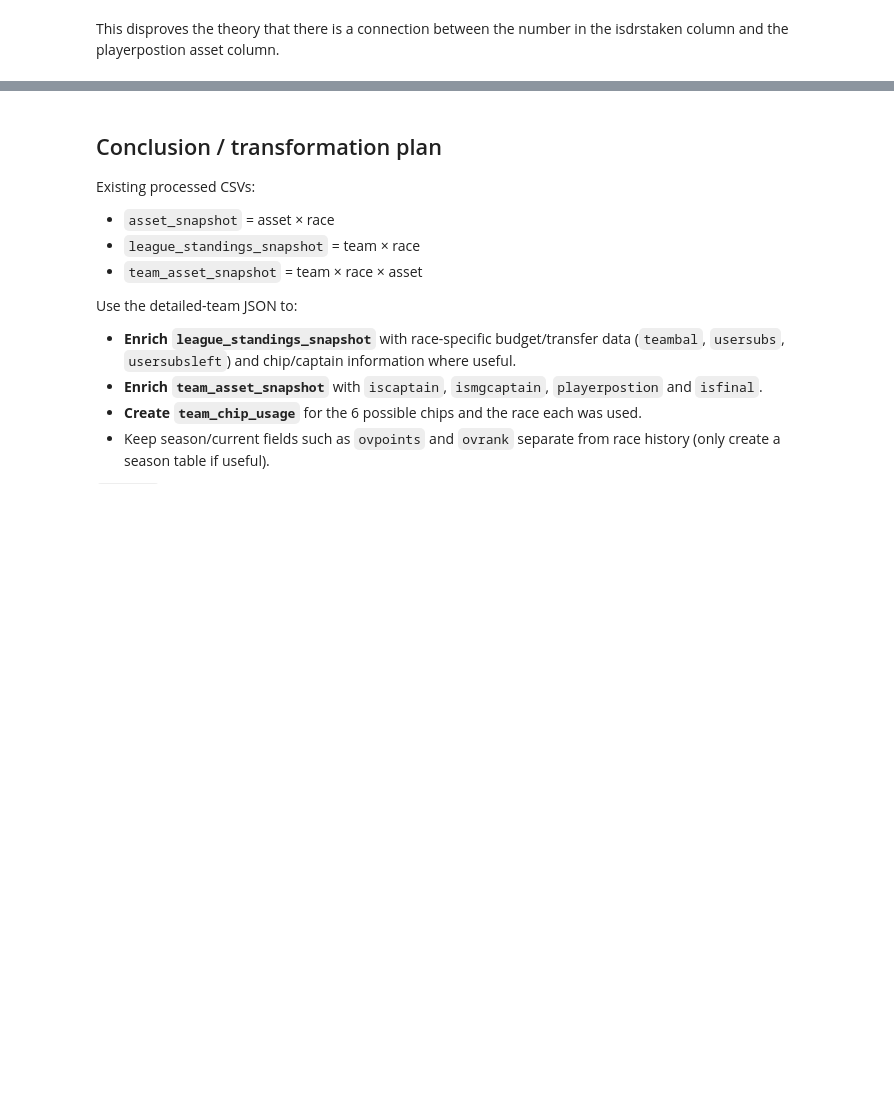
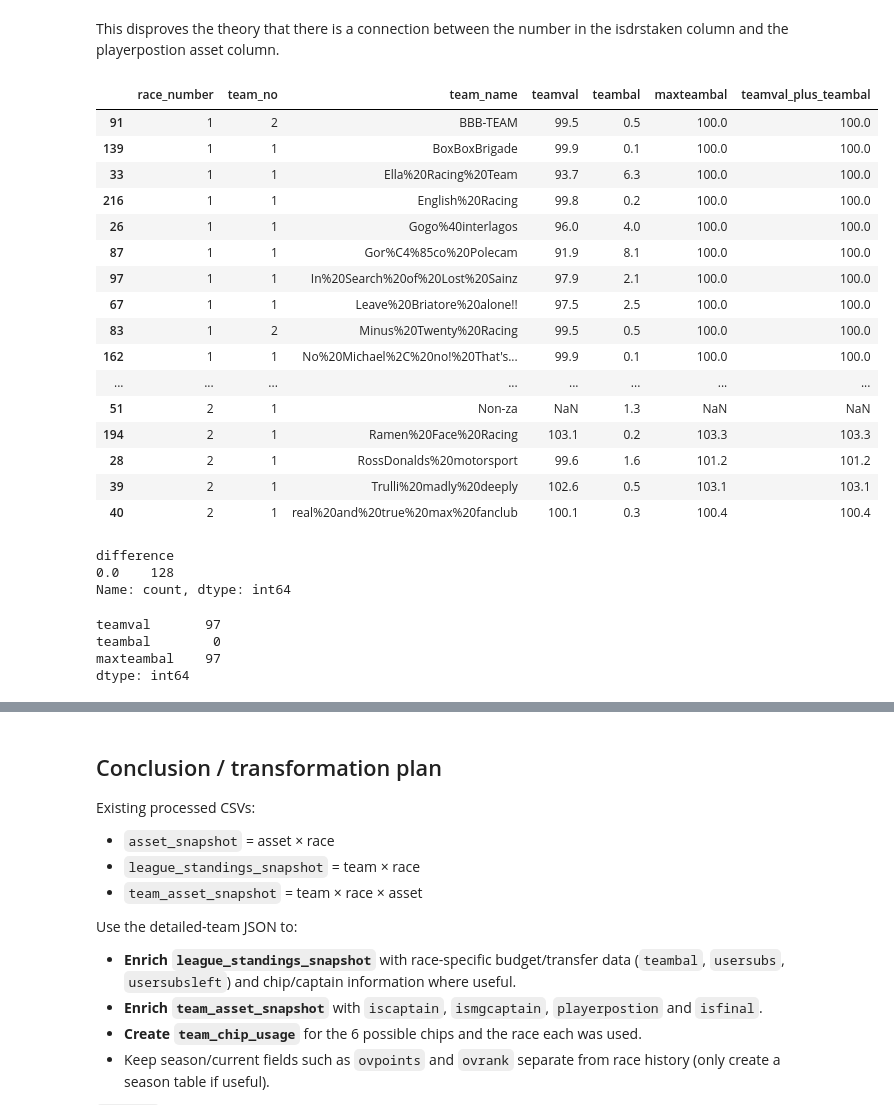
Before and after one commit to knightmm/f1-fantasy-analytics, a Jupyter notebook: notebooks/exploratory/detailed_teams.ipynb, the cells around one changed output, grey strips where cells are left out. Cells and saved outputs as stored; diff of their text form; code cells hidden in the pictures; blank space fills up the shorter version.

Commit message:
Enrich league standings with authenticated team data

```diff
--- a/notebooks/exploratory/detailed_teams.ipynb
+++ b/notebooks/exploratory/detailed_teams.ipynb
@@ -639,3 +639,76 @@ assets_race12[
 1 rows × 51 columns
 # %% [markdown]
 This disproves the theory that there is a connection between the number in the isdrstaken column and the playerpostion asset column.
+# %%
+from pathlib import Path
+import json
+import pandas as pd
+
+records = []
+
+for file_path in Path("../../data/raw/detailed_teams").glob("*.json"):
+    with open(file_path) as f:
+        raw = json.load(f)
+
+    team = raw["Data"]["Value"]["userTeam"][0]
+
+    records.append({
+        "race_number": raw["Data"]["Value"]["mdid"],
+        "team_no": team["teamno"],
+        "team_name": team["teamname"],
+        "teamval": team.get("teamval"),
+        "teambal": team.get("teambal"),
+        "maxteambal": team.get("maxteambal"),
+    })
+
+values_df = pd.DataFrame(records)
+
+values_df["teamval_plus_teambal"] = (
+    values_df["teamval"] + values_df["teambal"]
+)
+
+values_df.sort_values(
+    ["race_number", "team_name"]
+).head(30)
+# %% [output]
+|  | race_number | team_no | team_name | teamval | teambal | maxteambal | teamval_plus_teambal |
+| 91 | 1 | 2 | BBB-TEAM | 99.5 | 0.5 | 100.0 | 100.0 |
+| 139 | 1 | 1 | BoxBoxBrigade | 99.9 | 0.1 | 100.0 | 100.0 |
+| 33 | 1 | 1 | Ella%20Racing%20Team | 93.7 | 6.3 | 100.0 | 100.0 |
+| 216 | 1 | 1 | English%20Racing | 99.8 | 0.2 | 100.0 | 100.0 |
+| 26 | 1 | 1 | Gogo%40interlagos | 96.0 | 4.0 | 100.0 | 100.0 |
+| 87 | 1 | 1 | Gor%C4%85co%20Polecam | 91.9 | 8.1 | 100.0 | 100.0 |
+| 97 | 1 | 1 | In%20Search%20of%20Lost%20Sainz | 97.9 | 2.1 | 100.0 | 100.0 |
+| 67 | 1 | 1 | Leave%20Briatore%20alone!! | 97.5 | 2.5 | 100.0 | 100.0 |
+| 83 | 1 | 2 | Minus%20Twenty%20Racing | 99.5 | 0.5 | 100.0 | 100.0 |
+| 162 | 1 | 1 | No%20Michael%2C%20no!%20That's... | 99.9 | 0.1 | 100.0 | 100.0 |
+| ... | ... | ... | ... | ... | ... | ... | ... |
+| 51 | 2 | 1 | Non-za | NaN | 1.3 | NaN | NaN |
+| 194 | 2 | 1 | Ramen%20Face%20Racing | 103.1 | 0.2 | 103.3 | 103.3 |
+| 28 | 2 | 1 | RossDonalds%20motorsport | 99.6 | 1.6 | 101.2 | 101.2 |
+| 39 | 2 | 1 | Trulli%20madly%20deeply | 102.6 | 0.5 | 103.1 | 103.1 |
+| 40 | 2 | 1 | real%20and%20true%20max%20fanclub | 100.1 | 0.3 | 100.4 | 100.4 |
+# %%
+check_df = values_df.dropna(
+    subset=["teamval", "teambal", "maxteambal"]
+).copy()
+
+check_df["difference"] = (
+    check_df["maxteambal"]
+    - check_df["teamval_plus_teambal"]
+).round(2)
+
+check_df["difference"].value_counts()
+# %% [output]
+difference
+0.0    128
+Name: count, dtype: int64
+# %%
+values_df[
+    ["teamval", "teambal", "maxteambal"]
+].isna().sum()
+# %% [output]
+teamval       97
+teambal        0
+maxteambal    97
+dtype: int64
```
Also changed, not shown: parts of 1 cell of this notebook, 2 other files.
